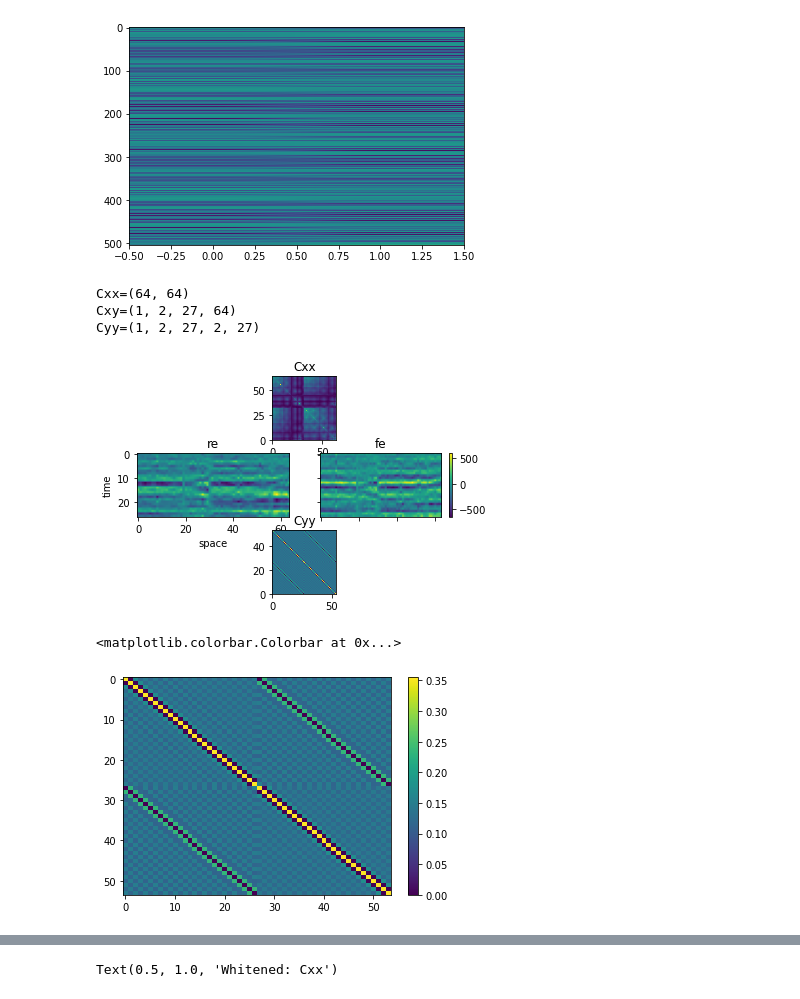
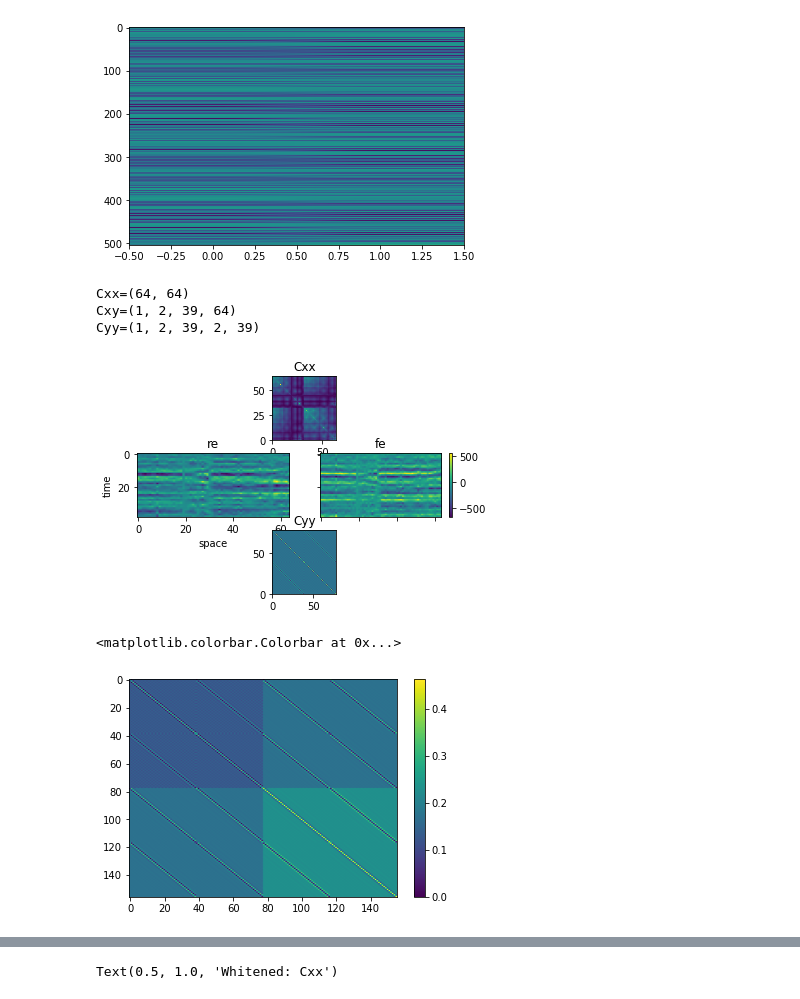
Before and after one commit to mindaffect/pymindaffectBCI, a Jupyter notebook: mindaffectBCI/decoder/MCCA.ipynb, the cells around one changed output, grey strips where cells are left out. Saved outputs shown, nothing was run; the diff lists cells and outputs as text; code cells hidden in the pictures.

```diff
--- a/mindaffectBCI/decoder/MCCA.ipynb
+++ b/mindaffectBCI/decoder/MCCA.ipynb
@@ -49,22 +52,22 @@ Y_true=(36, 504, 1, 2)
 # %%
 # get the summary statistics
 from updateSummaryStatistics import updateSummaryStatistics, plot_summary_statistics
-tau = 450 * fs // 1000 # ms->samples
+tau = 650 * fs // 1000 # ms->samples
 Cxx, Cxy, Cyy = updateSummaryStatistics(X, Y_true, tau=tau)
 print("Cxx={}".format(Cxx.shape))
 print("Cxy={}".format(Cxy.shape))
 print("Cyy={}".format(Cyy.shape))
 plot_summary_statistics(Cxx, Cxy, Cyy, evtlabs=evtlabs, fs=fs, ch_names=ch_names)
 # %% [output]
 Cxx=(64, 64)
-Cxy=(1, 2, 27, 64)
-Cyy=(1, 2, 27, 2, 27)
+Cxy=(1, 2, 39, 64)
+Cyy=(1, 2, 39, 2, 39)
-[figure, old version]
+[figure, new version]
 # %%
 plt.imshow(Cyy.reshape((Cyy.shape[1]*Cyy.shape[2],-1)),aspect='auto');plt.colorbar()
 # %% [output]
 <matplotlib.colorbar.Colorbar at 0x...>
-[figure, old version]
+[figure, new version]
 # %%
 from multipleCCA import multipleCCA, robust_whitener
 from updateSummaryStatistics import plot_factoredmodel
```
Also changed, not shown: parts of 17 cells of this notebook, 4 other files.
